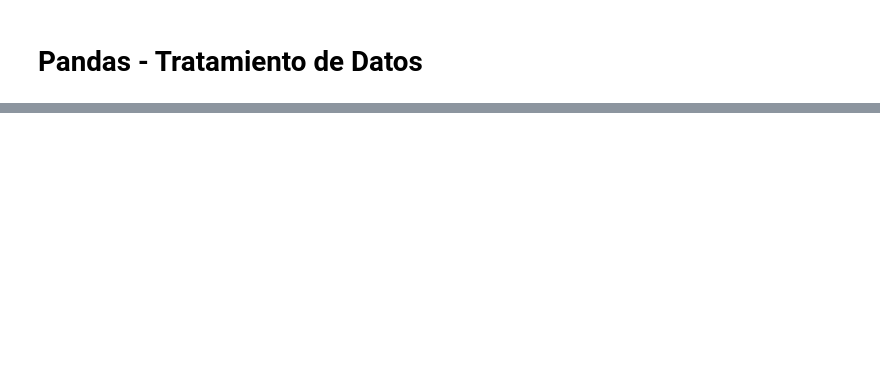
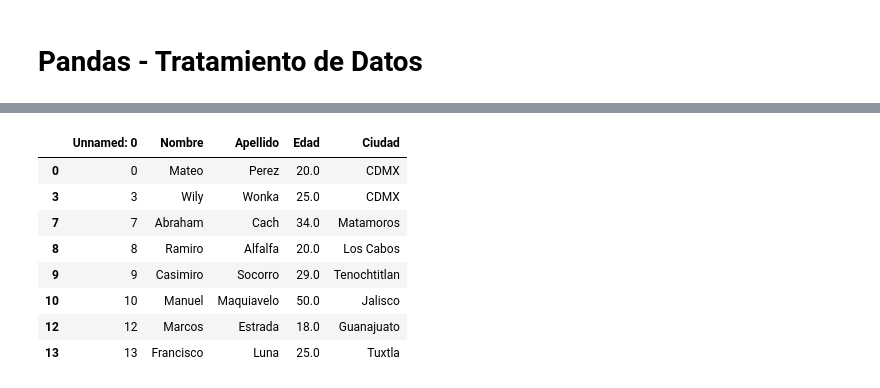
Before and after one commit to ZeusDeev/Analisis-de-Datos---Curso, a Jupyter notebook: analisis_datos_p2.ipynb, the cells around one changed output, grey strips where cells are left out. Cells and saved outputs as stored; diff of their text form; code cells hidden in the pictures; blank space fills up the shorter version.

```diff
--- a/analisis_datos_p2.ipynb
+++ b/analisis_datos_p2.ipynb
@@ -33,0 +70,16 @@ personal_data.drop(personal_data.columns[0], axis=1)
+# %%
+# Si notamos que apesar de rellenar nuestros valores faltantes o sabemos que puede
+# afectar a nuestra muestra, podemos aplicar los siguiente, usando dropna:
+
+persona_data_dropna = personal_data.dropna() #elimina todos los datos con valores nulos, esto aplica para toda la fila sin importar solo sea un valor faltante
+persona_data_dropna #imprime
+# %% [output]
+|  | Unnamed: 0 | Nombre | Apellido | Edad | Ciudad |
+| 0 | 0 | Mateo | Perez | 20.0 | CDMX |
+| 3 | 3 | Wily | Wonka | 25.0 | CDMX |
+| 7 | 7 | Abraham | Cach | 34.0 | Matamoros |
+| 8 | 8 | Ramiro | Alfalfa | 20.0 | Los Cabos |
+| 9 | 9 | Casimiro | Socorro | 29.0 | Tenochtitlan |
+| 10 | 10 | Manuel | Maquiavelo | 50.0 | Jalisco |
+| 12 | 12 | Marcos | Estrada | 18.0 | Guanajuato |
+| 13 | 13 | Francisco | Luna | 25.0 | Tuxtla |
```
Also changed, not shown: parts of 12 cells of this notebook.
